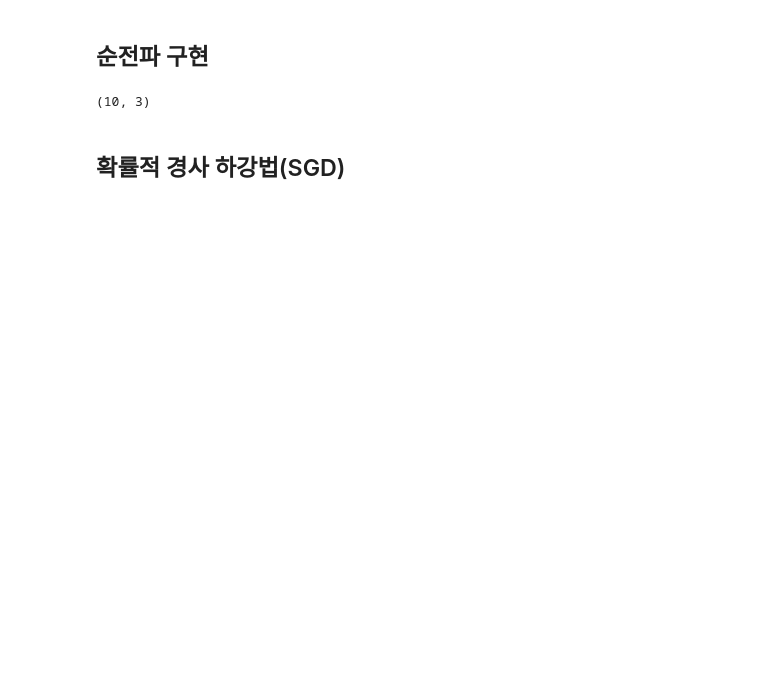
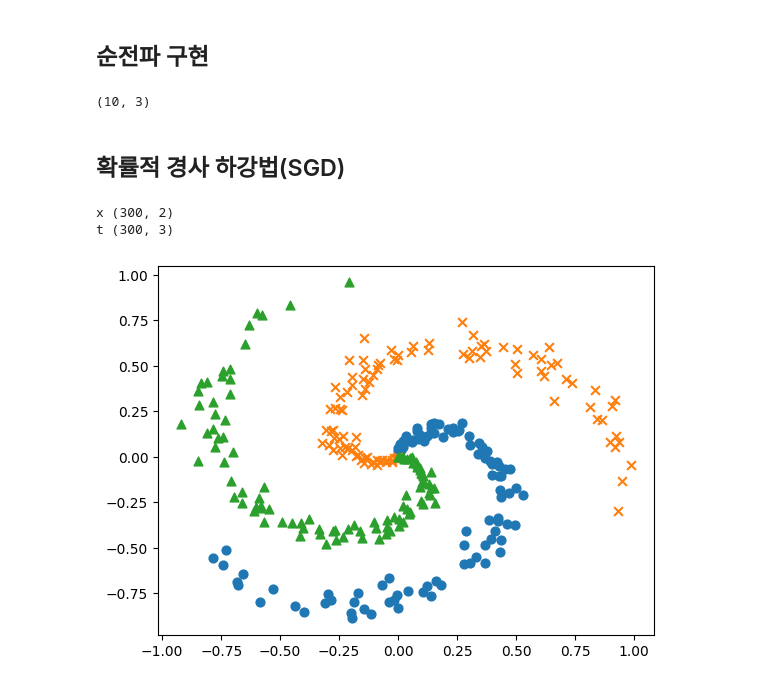
Before and after one commit to sunohk/deep_learning_from_scratch2, a Jupyter notebook: ch01/neural_networks.ipynb, the cells around one changed output. Drawn from its saved outputs; the diff is of its cells as text; code cells hidden in the pictures; blank space fills up the shorter version.

```diff
--- a/ch01/neural_networks.ipynb
+++ b/ch01/neural_networks.ipynb
@@ -260,3 +260,26 @@ class SGD:
     def update(self, params, grads):
         for i in range(len(params)):
             params[i] -= self.lr * grads[i]
+# %%
+import sys
+sys.path.append('..')
+from dataset import spiral
+import matplotlib.pyplot as plt
+
+x, t = spiral.load_data()
+print('x', x.shape) #입력
+print('t', t.shape) #정답
+# %% [output]
+x (300, 2)
+t (300, 3)
+# %%
+N = 100
+CLS_NUM = 3
+markers = ['o', 'x', '^']
+
+for i in range(CLS_NUM):
+    plt.scatter(x[i*N:(i+1)*N, 0], x[i*N:(i+1)*N, 1], s=40, marker=markers[i]) # x 에서 첫번째 컬럼 , x 의 두번째 컬럼
+
+plt.show()
+# %% [output]
+[figure, added]
```
Also changed, not shown: parts of 8 cells of this notebook, 11 other files.
